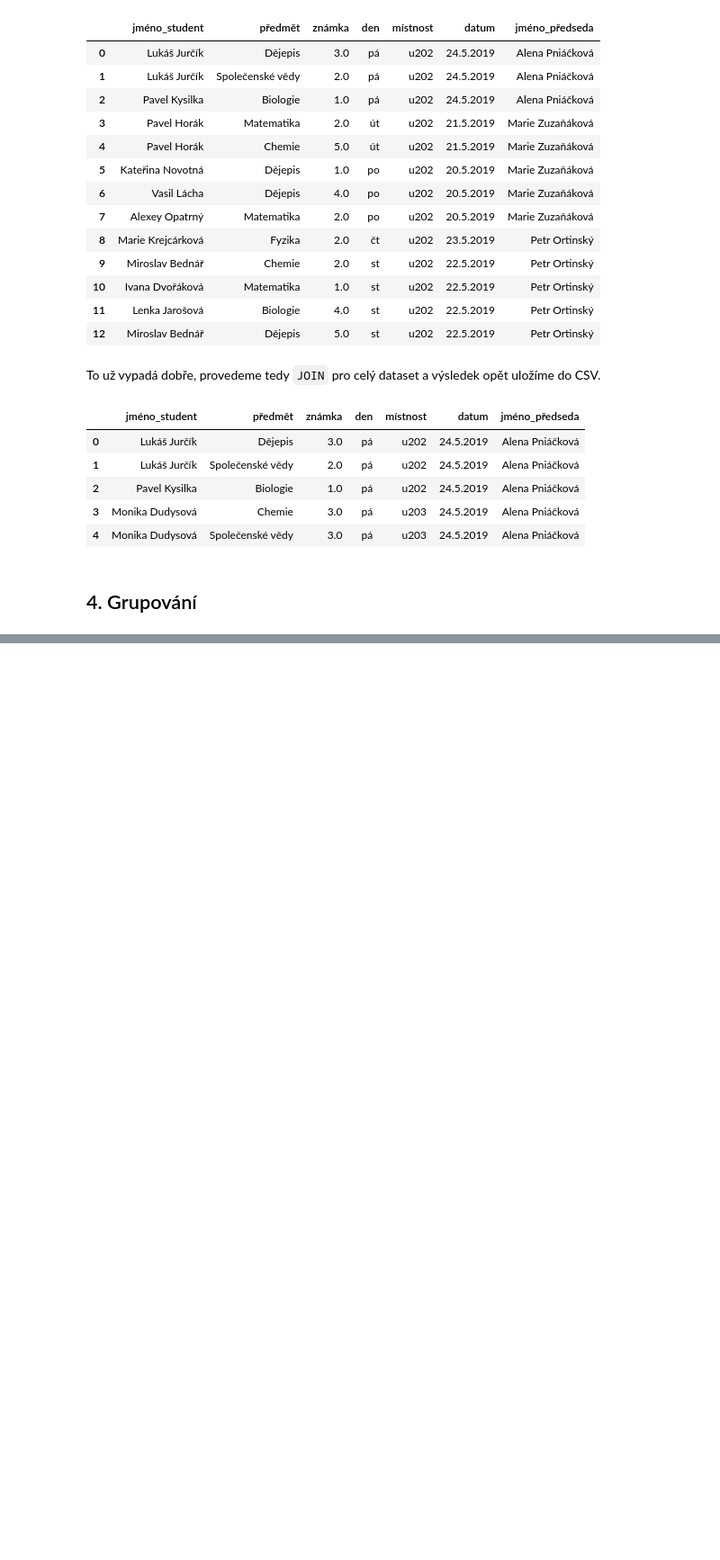
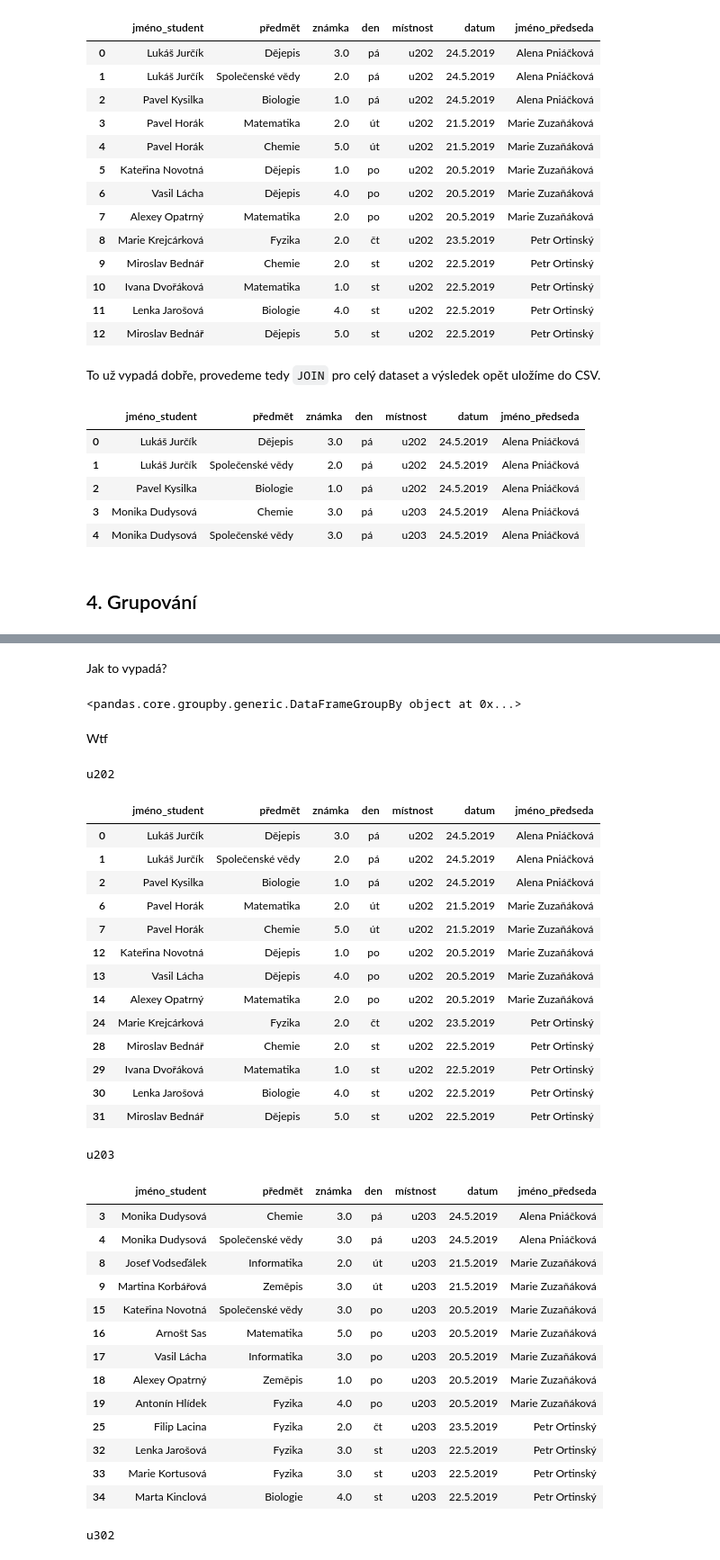
Before and after one commit to tomaskala/pandas-intro, a Jupyter notebook: lekce02_agregace/lekce.ipynb, the cells around one changed output, grey strips where cells are left out. Shown at 90% size. Saved outputs shown, nothing was run; the diff lists cells and outputs as text; code cells hidden in the pictures; blank space fills up the shorter version.

Commit message:
Data grouping

```diff
--- a/lekce02_agregace/lekce.ipynb
+++ b/lekce02_agregace/lekce.ipynb
@@ -525,0 +545,46 @@ maturita2.to_csv("maturita2.csv", index=False)
+# %%
+groups = maturita2.groupby("místnost")
+# %% [markdown]
+Jak to vypadá?
+# %%
+groups
+# %% [output]
+<pandas.core.groupby.generic.DataFrameGroupBy object at 0x...>
+# %% [markdown]
+Wtf
+# %%
+for key, item in groups:
+    print(key)
+    display(item)
+# %% [output]
+u202
+|  | jméno_student | předmět | známka | den | místnost | datum | jméno_předseda |
+| 0 | Lukáš Jurčík | Dějepis | 3.0 | pá | u202 | 24.5.2019 | Alena Pniáčková |
+| 1 | Lukáš Jurčík | Společenské vědy | 2.0 | pá | u202 | 24.5.2019 | Alena Pniáčková |
+| 2 | Pavel Kysilka | Biologie | 1.0 | pá | u202 | 24.5.2019 | Alena Pniáčková |
+| 6 | Pavel Horák | Matematika | 2.0 | út | u202 | 21.5.2019 | Marie Zuzaňáková |
+| 7 | Pavel Horák | Chemie | 5.0 | út | u202 | 21.5.2019 | Marie Zuzaňáková |
+| 12 | Kateřina Novotná | Dějepis | 1.0 | po | u202 | 20.5.2019 | Marie Zuzaňáková |
+| 13 | Vasil Lácha | Dějepis | 4.0 | po | u202 | 20.5.2019 | Marie Zuzaňáková |
+| 14 | Alexey Opatrný | Matematika | 2.0 | po | u202 | 20.5.2019 | Marie Zuzaňáková |
+| 24 | Marie Krejcárková | Fyzika | 2.0 | čt | u202 | 23.5.2019 | Petr Ortinský |
+| 28 | Miroslav Bednář | Chemie | 2.0 | st | u202 | 22.5.2019 | Petr Ortinský |
+| 29 | Ivana Dvořáková | Matematika | 1.0 | st | u202 | 22.5.2019 | Petr Ortinský |
+| 30 | Lenka Jarošová | Biologie | 4.0 | st | u202 | 22.5.2019 | Petr Ortinský |
+| 31 | Miroslav Bednář | Dějepis | 5.0 | st | u202 | 22.5.2019 | Petr Ortinský |
+u203
+|  | jméno_student | předmět | známka | den | místnost | datum | jméno_předseda |
+| 3 | Monika Dudysová | Chemie | 3.0 | pá | u203 | 24.5.2019 | Alena Pniáčková |
+| 4 | Monika Dudysová | Společenské vědy | 3.0 | pá | u203 | 24.5.2019 | Alena Pniáčková |
+| 8 | Josef Vodseďálek | Informatika | 2.0 | út | u203 | 21.5.2019 | Marie Zuzaňáková |
+| 9 | Martina Korbářová | Zeměpis | 3.0 | út | u203 | 21.5.2019 | Marie Zuzaňáková |
+| 15 | Kateřina Novotná | Společenské vědy | 3.0 | po | u203 | 20.5.2019 | Marie Zuzaňáková |
+| 16 | Arnošt Sas | Matematika | 5.0 | po | u203 | 20.5.2019 | Marie Zuzaňáková |
+| 17 | Vasil Lácha | Informatika | 3.0 | po | u203 | 20.5.2019 | Marie Zuzaňáková |
+| 18 | Alexey Opatrný | Zeměpis | 1.0 | po | u203 | 20.5.2019 | Marie Zuzaňáková |
+| 19 | Antonín Hlídek | Fyzika | 4.0 | po | u203 | 20.5.2019 | Marie Zuzaňáková |
+| 25 | Filip Lacina | Fyzika | 2.0 | čt | u203 | 23.5.2019 | Petr Ortinský |
+| 32 | Lenka Jarošová | Fyzika | 3.0 | st | u203 | 22.5.2019 | Petr Ortinský |
+| 33 | Marie Kortusová | Fyzika | 3.0 | st | u203 | 22.5.2019 | Petr Ortinský |
+| 34 | Marta Kinclová | Biologie | 4.0 | st | u203 | 22.5.2019 | Petr Ortinský |
+u302
```
Also changed, not shown: parts of 24 cells of this notebook, 1 other file.
